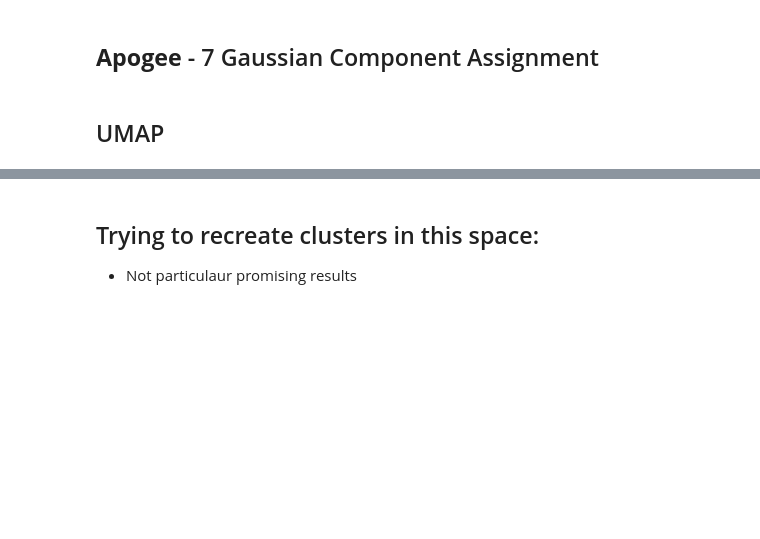
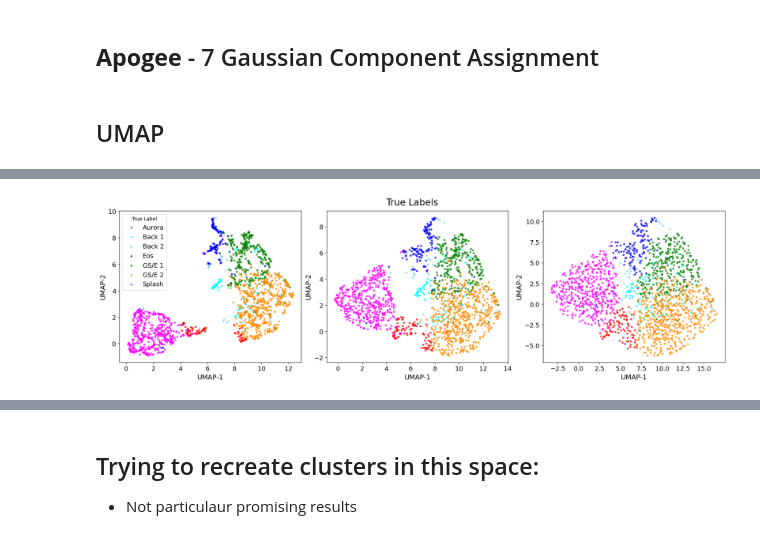
Before and after one commit to JacobTutt/Galactic_Evol_Clustering, a Jupyter notebook: 3_dimreduction_investigate.ipynb, the cells around one changed output, grey strips where cells are left out. Cells and saved outputs as stored; diff of their text form; code cells hidden in the pictures; blank space fills up the shorter version.

```diff
--- a/3_dimreduction_investigate.ipynb
+++ b/3_dimreduction_investigate.ipynb
@@ -24,2 +12,26 @@ X_scaled = scaler.fit_transform(X)
+# %%
+# Define your configuration
+apogee_data_path = 'XD_Results/Apogee_postGMM/apogee_GMM_scaled_Gauss7_results.fits'
+apogee_data_keys = ['fe_h', 'alpha_m', 'E_50', 'ce_fe', 'al_fe', 'mg_mn']
+
+apogee_labels_name = {
+    1: "GS/E 1",
+    6: "GS/E 2",
+    3: "Splash",
+    7: "Aurora",
+    2: "Eos",
+    5: "Back 1",
+    4: "Back 2"
+}
+
+apogee_labels_color_map = {
+    "GS/E 1": "green",
+    "GS/E 2": "darkorange",
+    "Splash": "magenta",
+    "Aurora": "red",
+    "Eos": "blue",
+    "Back 1": "cyan",
+    "Back 2": "lightskyblue"
+}
 # %% [markdown]
 ## UMAP
@@ -97,0 +38,12 @@ plt.show()
+# %%
+investigate_umap(
+    table_path=apogee_data_path,
+    data_keys=apogee_data_keys,
+    label_column = 'max_gauss',
+    labels_name=apogee_labels_name,
+    labels_color_map=apogee_labels_color_map,
+    GMM_enabled=False,
+    n_components_gmm=5
+)
+# %% [output]
+[figure, added]
```
Also changed, not shown: parts of 18 cells of this notebook, 7 other files.
